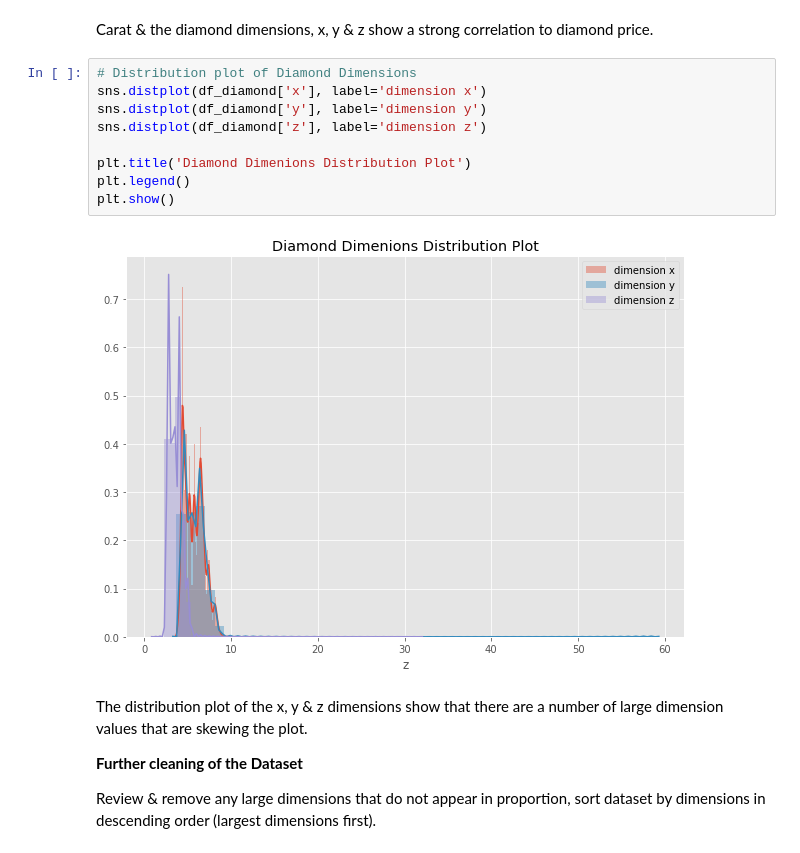
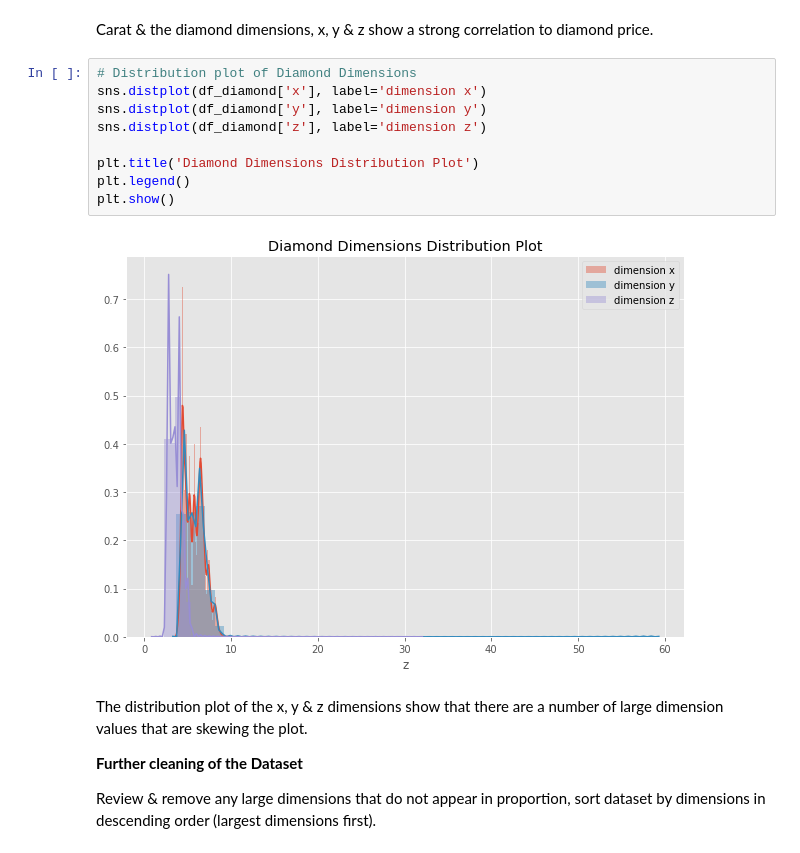
Before and after one commit to PaulSweeney89/ML-S_2021, a Jupyter notebook: scikit-learn.ipynb, the cells around one changed output. Cells and saved outputs as stored; diff of their text form.

```diff
--- a/scikit-learn.ipynb
+++ b/scikit-learn.ipynb
@@ -682,14 +685,14 @@ Carat & the diamond dimensions, x, y & z show a strong correlation to diamond pr
 # %%
 # Distribution plot of Diamond Dimensions
 sns.distplot(df_diamond['x'], label='dimension x')
 sns.distplot(df_diamond['y'], label='dimension y')
 sns.distplot(df_diamond['z'], label='dimension z')
 
-plt.title('Diamond Dimenions Distribution Plot')
+plt.title('Diamond Dimensions Distribution Plot')
 plt.legend()
 plt.show()
 # %% [output]
-[figure, old version]
+[figure, new version]
 # %% [markdown]
 The distribution plot of the x, y & z dimensions show that there are a number of large dimension values that are skewing the plot.
 
```
Also changed, not shown: parts of 47 cells of this notebook.
